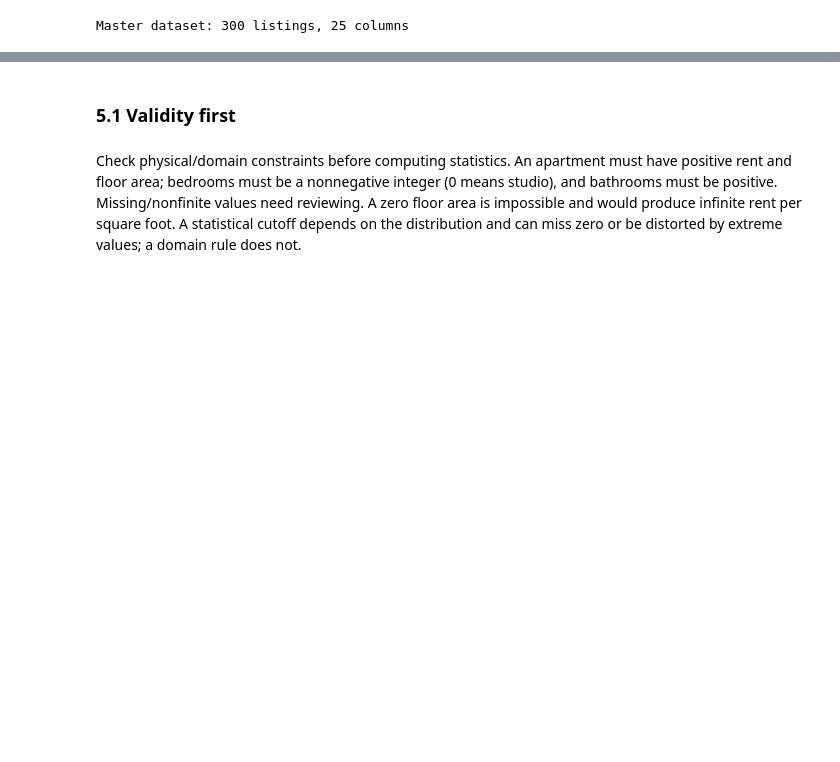
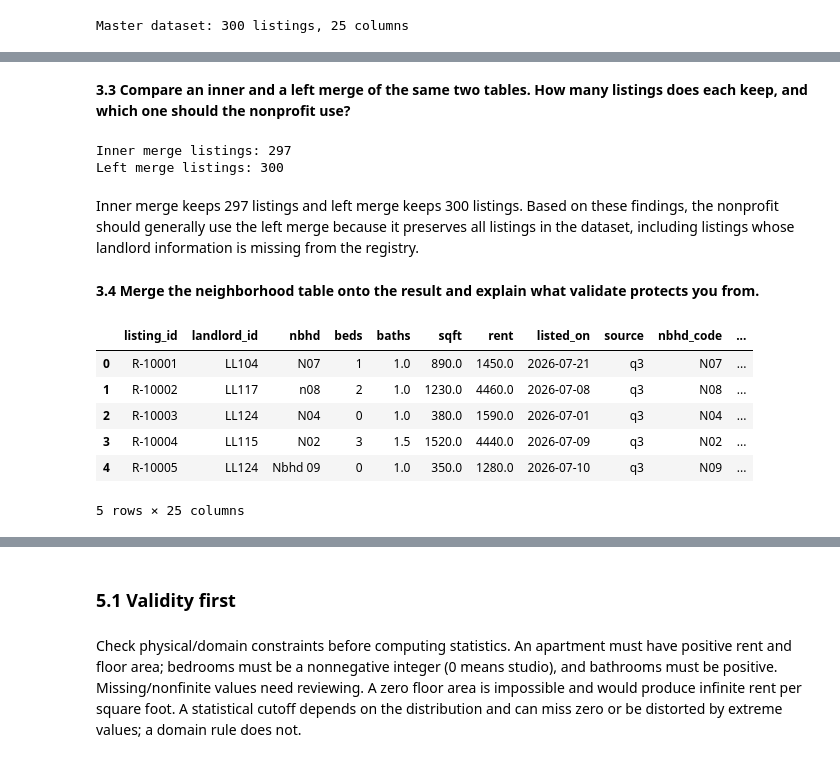
Before and after one commit to Shirjak7/capital_rentals, a Jupyter notebook: capital_rentals.ipynb, the cells around one changed output, grey strips where cells are left out. Saved outputs shown, nothing was run; the diff lists cells and outputs as text; code cells hidden in the pictures; blank space fills up the shorter version.

```diff
--- a/capital_rentals.ipynb
+++ b/capital_rentals.ipynb
@@ -230,0 +318,26 @@ Master dataset: 300 listings, 25 columns
+# %% [markdown]
+**3.3 Compare an inner and a left merge of the same two tables. How many listings does each keep, and which one should the nonprofit use?**
+# %%
+# Inner merge
+inner_merged = listings.merge(
+    landlords_flat,
+    on="landlord_id",
+    how="inner"
+)
+
+# Left merge
+left_merged = listings.merge(
+    landlords_flat,
+    on="landlord_id",
+    how="left"
+)
+
+print("Inner merge listings:", len(inner_merged))
+print("Left merge listings:", len(left_merged))
+# %% [output]
+Inner merge listings: 297
+Left merge listings: 300
+# %% [markdown]
+Inner merge keeps 297 listings and left merge keeps 300 listings. Based on these findings, the nonprofit should generally use the left merge because it preserves all listings in the dataset, including listings whose landlord information is missing from the registry.
+# %% [markdown]
+**3.4 Merge the neighborhood table onto the result and explain what validate protects you from.**
@@ -230,0 +346,18 @@ Master dataset: 300 listings, 25 columns
+# %%
+# Merge neighborhood onto the left-merged data
+master_dataset = left_merged.merge(
+    neighborhoods,
+    on="nbhd_code",
+    how="left",
+    validate="many_to_one"
+)
+
+master_dataset.head()
+# %% [output]
+|  | listing_id | landlord_id | nbhd | beds | baths | sqft | rent | listed_on | source | nbhd_code | ... |
+| 0 | R-10001 | LL104 | N07 | 1 | 1.0 | 890.0 | 1450.0 | 2026-07-21 | q3 | N07 | ... |
+| 1 | R-10002 | LL117 | n08 | 2 | 1.0 | 1230.0 | 4460.0 | 2026-07-08 | q3 | N08 | ... |
+| 2 | R-10003 | LL124 | N04 | 0 | 1.0 | 380.0 | 1590.0 | 2026-07-01 | q3 | N04 | ... |
+| 3 | R-10004 | LL115 | N02 | 3 | 1.5 | 1520.0 | 4440.0 | 2026-07-09 | q3 | N02 | ... |
+| 4 | R-10005 | LL124 | Nbhd 09 | 0 | 1.0 | 350.0 | 1280.0 | 2026-07-10 | q3 | N09 | ... |
+5 rows × 25 columns
```
Also changed, not shown: parts of 24 cells of this notebook, 3 other files.
